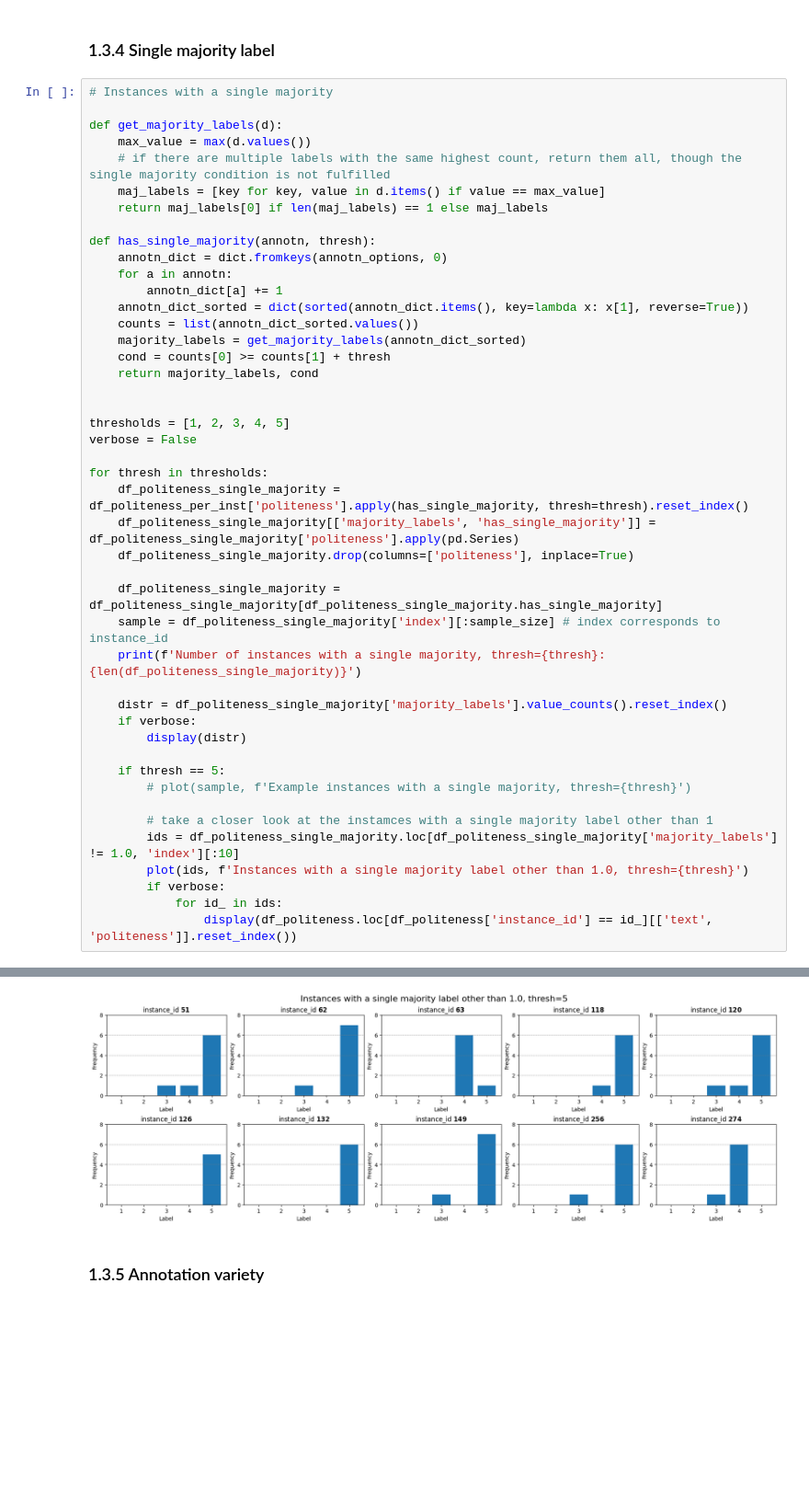
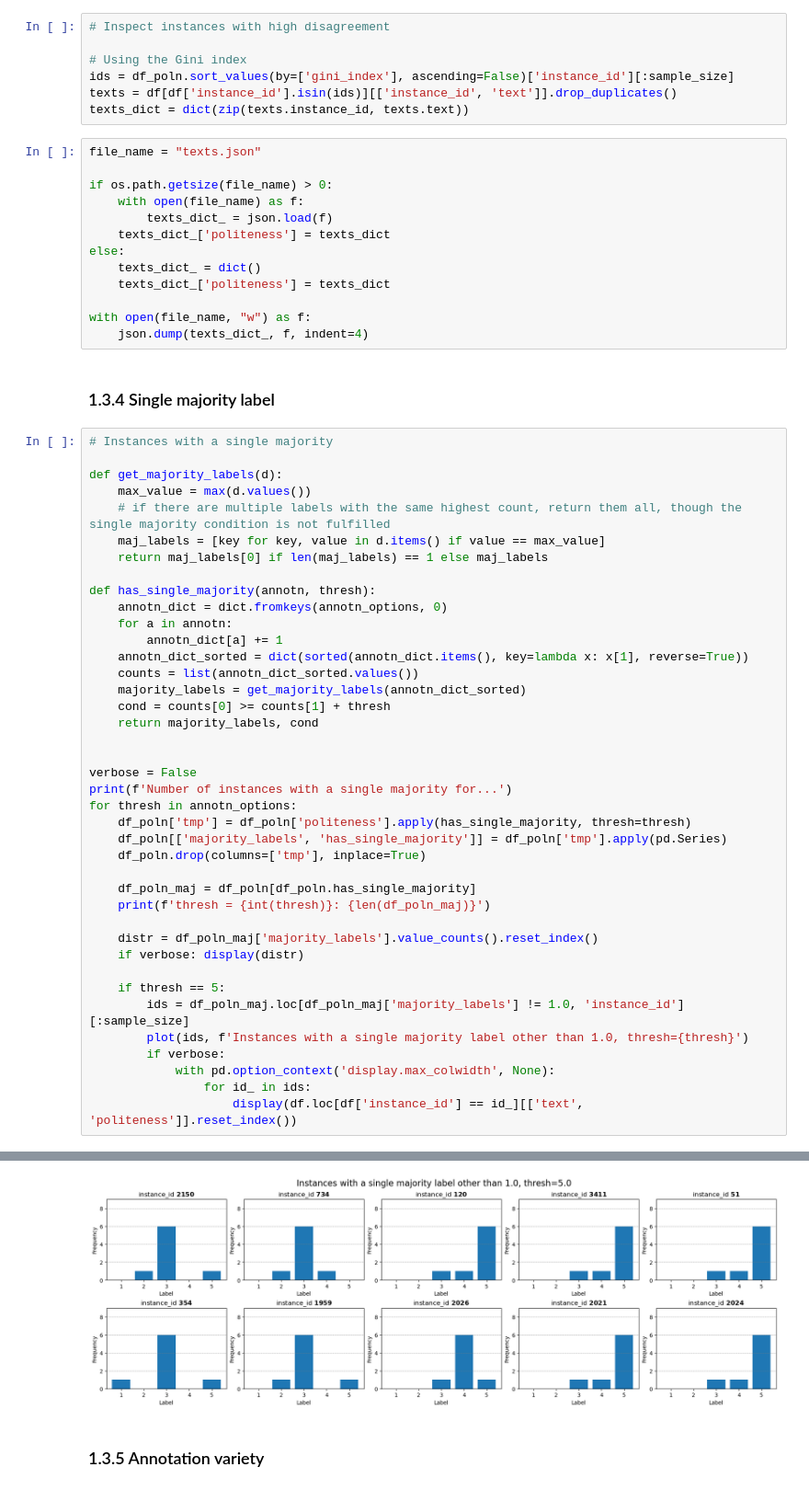
Before and after one commit to mnpluh/nagengast25-ma-thesis, a Jupyter notebook: src/data_analysis/popquorn/popquorn_politeness_analysis.ipynb, the cells around one changed output, grey strips where cells are left out. Shown at 92% size. Saved outputs shown, nothing was run; the diff lists cells and outputs as text; blank space fills up the shorter version.

Commit message:
Clean up POPQUORN notebooks, add Krippendorff's alpha, extract controversial texts for explanation gen.

```diff
--- a/src/data_analysis/popquorn/popquorn_politeness_analysis.ipynb
+++ b/src/data_analysis/popquorn/popquorn_politeness_analysis.ipynb
@@ -240,3 +283,23 @@ plot(df_politeness_gini['instance_id'][:sample_size], "Annotation distributions
+# %%
+# Inspect instances with high disagreement
+
+# Using the Gini index
+ids = df_poln.sort_values(by=['gini_index'], ascending=False)['instance_id'][:sample_size]
+texts = df[df['instance_id'].isin(ids)][['instance_id', 'text']].drop_duplicates()
+texts_dict = dict(zip(texts.instance_id, texts.text))
+# %%
+file_name = "texts.json"
+
+if os.path.getsize(file_name) > 0:
+    with open(file_name) as f:
+        texts_dict_ = json.load(f)
+    texts_dict_['politeness'] = texts_dict
+else:
+    texts_dict_ = dict()
+    texts_dict_['politeness'] = texts_dict
+
+with open(file_name, "w") as f:
+    json.dump(texts_dict_, f, indent=4)
 # %% [markdown]
 ### 1.3.4 Single majority label
 # %%
@@ -259,29 +322,24 @@ def has_single_majority(annotn, thresh):
     return majority_labels, cond
 
 
-thresholds = [1, 2, 3, 4, 5]
 verbose = False
+print(f'Number of instances with a single majority for...')
+for thresh in annotn_options:
+    df_poln['tmp'] = df_poln['politeness'].apply(has_single_majority, thresh=thresh)
+    df_poln[['majority_labels', 'has_single_majority']] = df_poln['tmp'].apply(pd.Series)
+    df_poln.drop(columns=['tmp'], inplace=True)
 
-for thresh in thresholds:
-    df_politeness_single_majority = df_politeness_per_inst['politeness'].apply(has_single_majority, thresh=thresh).reset_index()
-    df_politeness_single_majority[['majority_labels', 'has_single_majority']] = df_politeness_single_majority['politeness'].apply(pd.Series)
-    df_politeness_single_majority.drop(columns=['politeness'], inplace=True)
+    df_poln_maj = df_poln[df_poln.has_single_majority]
+    print(f'thresh = {int(thresh)}: {len(df_poln_maj)}')
 
-    df_politeness_single_majority = df_politeness_single_majority[df_politeness_single_majority.has_single_majority]
-    sample = df_politeness_single_majority['index'][:sample_size] # index corresponds to instance_id
-    print(f'Number of instances with a single majority, thresh={thresh}: {len(df_politeness_single_majority)}')
-
-    distr = df_politeness_single_majority['majority_labels'].value_counts().reset_index()
-    if verbose:
-        display(distr)
+    distr = df_poln_maj['majority_labels'].value_counts().reset_index()
+    if verbose: display(distr)
 
     if thresh == 5:
-        # plot(sample, f'Example instances with a single majority, thresh={thresh}')
-
-        # take a closer look at the instamces with a single majority label other than 1
-        ids = df_politeness_single_majority.loc[df_politeness_single_majority['majority_labels'] != 1.0, 'index'][:10]
+        ids = df_poln_maj.loc[df_poln_maj['majority_labels'] != 1.0, 'instance_id'][:sample_size]
         plot(ids, f'Instances with a single majority label other than 1.0, thresh={thresh}')
         if verbose:
-            for id_ in ids:
-                display(df_politeness.loc[df_politeness['instance_id'] == id_][['text', 'politeness']].reset_index())
+            with pd.option_context('display.max_colwidth', None):
+                for id_ in ids:
+                    display(df.loc[df['instance_id'] == id_][['text', 'politeness']].reset_index())
 # %% [output]
@@ -293,4 +352,4 @@ Number of instances with a single majority, thresh=5: 209
-[figure, old version]
+[figure, new version]
 # %% [markdown]
 ### 1.3.5 Annotation variety
 # %%
```
Also changed, not shown: parts of 28 cells of this notebook, 4 other files.
